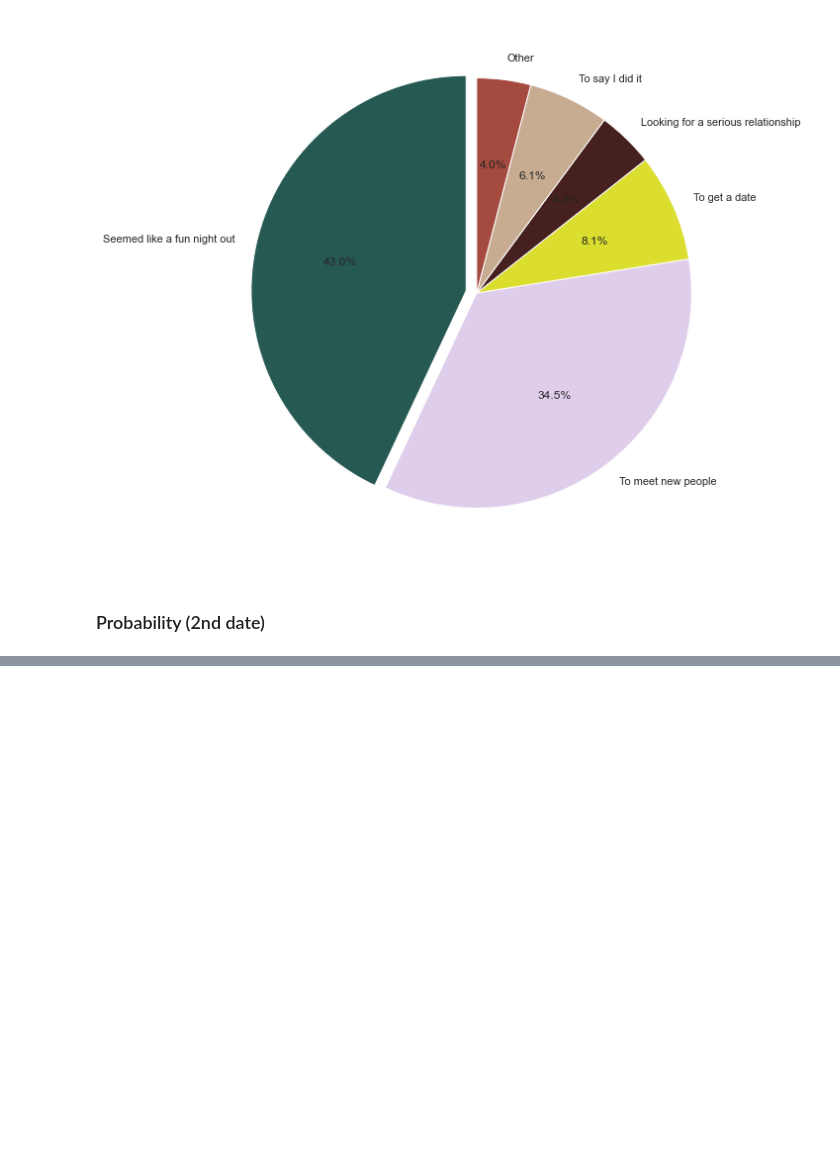
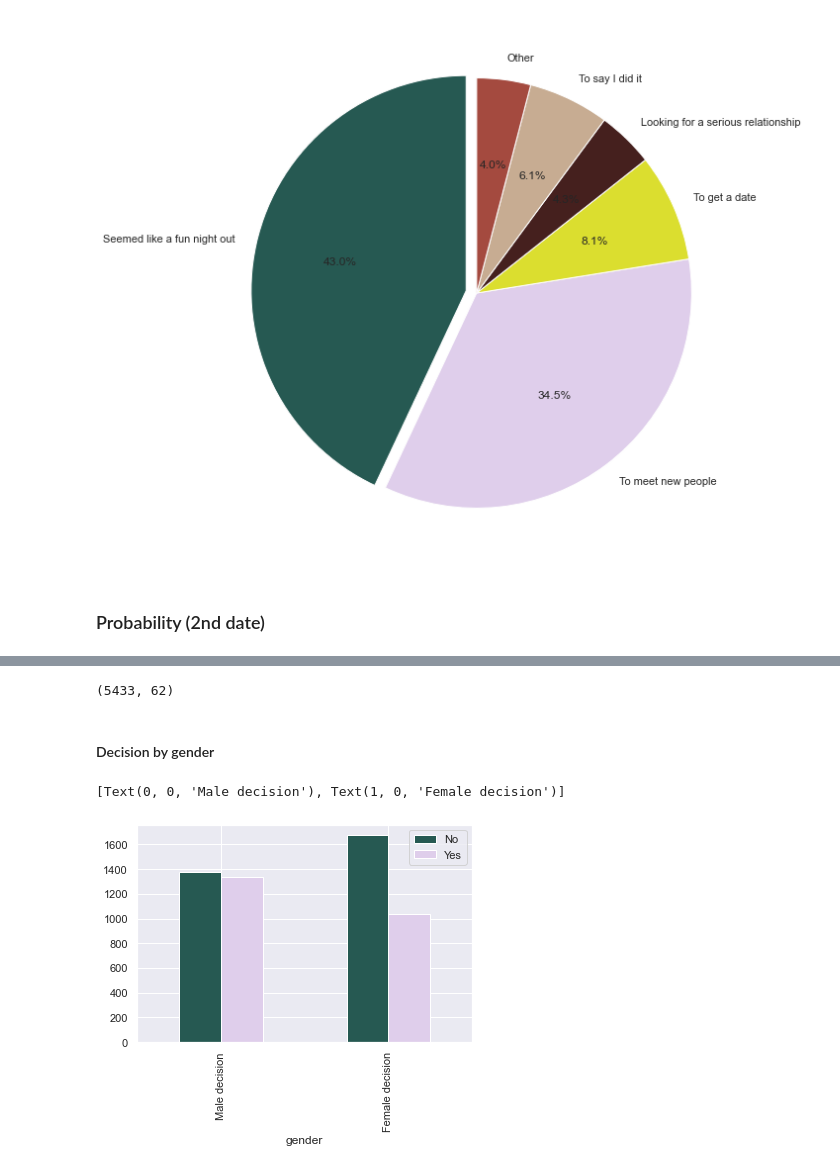
Before and after one commit to MKrouma/Jedha_Dating, a Jupyter notebook: notebook/code.ipynb, the cells around one changed output, grey strips where cells are left out. Cells and saved outputs as stored; diff of their text form; code cells hidden in the pictures; blank space fills up the shorter version.

```diff
--- a/notebook/code.ipynb
+++ b/notebook/code.ipynb
@@ -234,3 +235,7 @@ _ = ax.pie(match_goal, labels=names,
 [figure]
 # %% [markdown]
 ### Probability (2nd date)
+# %%
+# make a copy of df_raw
+df_factors = df_raw.copy()
+display(df_factors.sample(2))
@@ -236,0 +247,23 @@ _ = ax.pie(match_goal, labels=names,
+# %%
+# keep few features to analyse which one is good to have a second date
+df1 = df_factors.iloc[:, 11:35]
+df2 = df_factors.iloc[:, 39:43]
+df3 = df_factors.iloc[:, 45:67]
+df4 = df_factors.iloc[:, 97:107]
+
+df_factors_mini = pd.concat([df_factors.iloc[:, 0],df_factors.iloc[:, 2],df1,df2,df3,df4], axis=1)
+
+df_factors_mini = df_factors_mini.dropna()
+print(df_factors_mini.shape) # il reste que 62 variables
+# %% [output]
+(5433, 62)
+# %% [markdown]
+#### Decision by gender
+# %%
+decision = pd.crosstab(df_factors_mini.gender,df_factors_mini.dec_o).plot(kind='bar')
+plt.title =("Décision en fonction du genre")
+plt.legend(["No", "Yes"])
+decision.set_xticklabels(['Male decision','Female decision'])
+# %% [output]
+[Text(0, 0, 'Male decision'), Text(1, 0, 'Female decision')]
+[figure, added]
```
Also changed, not shown: parts of 8 cells of this notebook.
